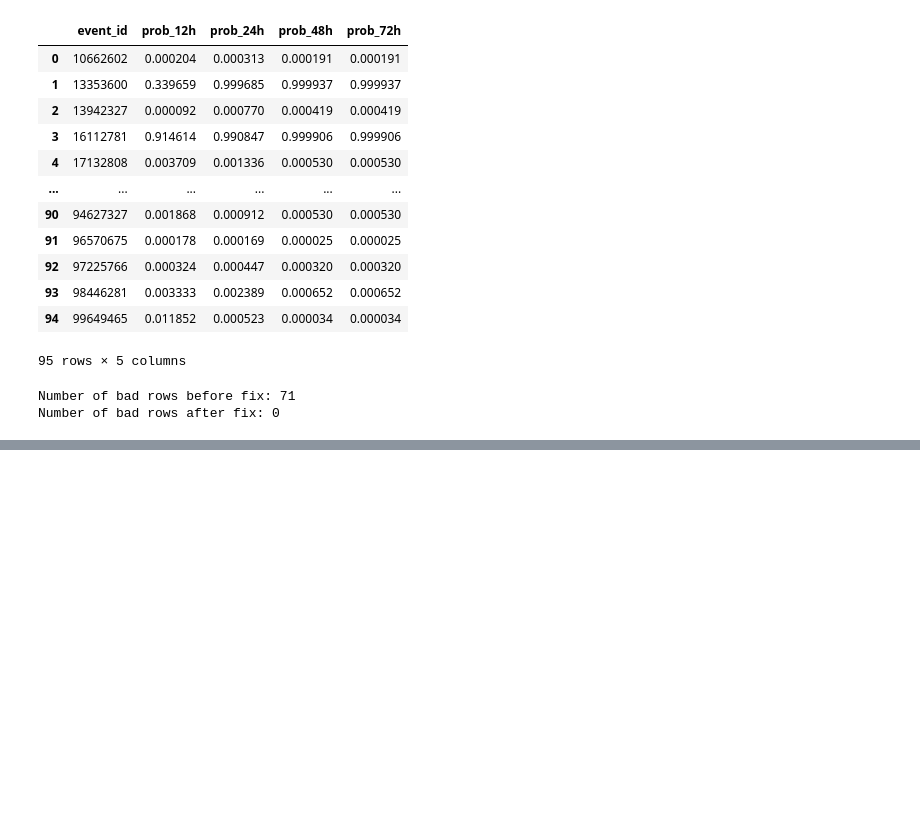
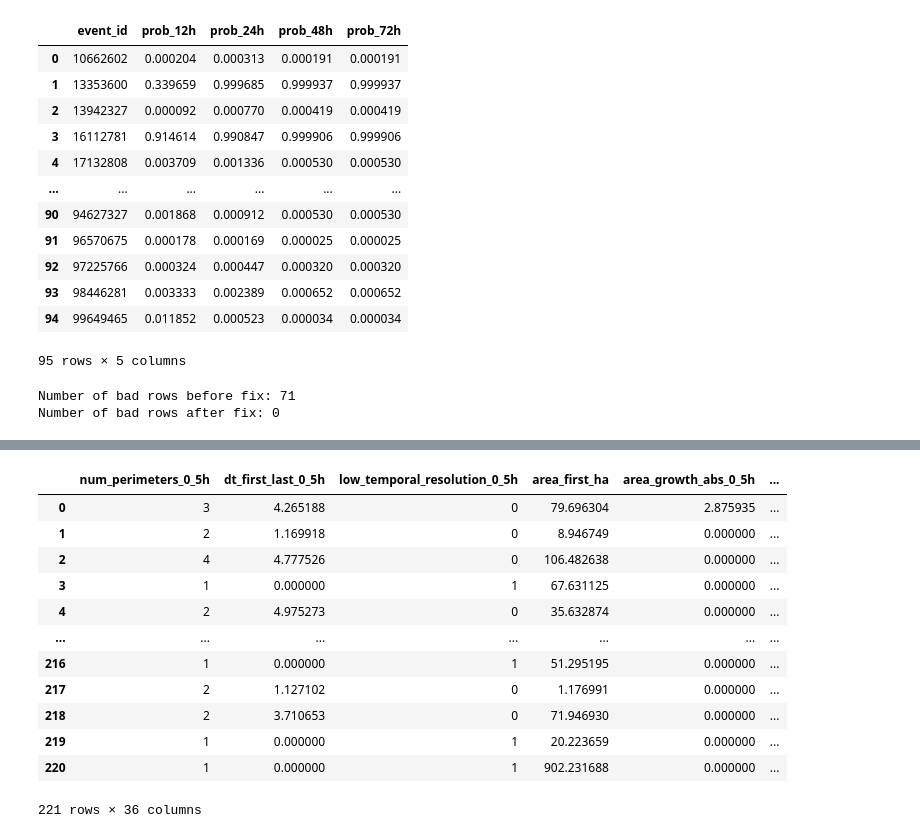
Before and after one commit to rahafabumwise/WiDS-Global-Datathon-2026, a Jupyter notebook: kaggle_fire_comp.ipynb, the cells around one changed output, grey strips where cells are left out. Drawn from its saved outputs; the diff is of its cells as text; code cells hidden in the pictures; blank space fills up the shorter version.

```diff
--- a/kaggle_fire_comp.ipynb
+++ b/kaggle_fire_comp.ipynb
@@ -106,3 +106,29 @@ category: temporal_metadata
 description: Month when fire started (1-12)
 units: nan
 range: nan
+# %%
+def feature_engineering(df):
+
+    data = df.copy()
+
+    speed = data['closing_speed_m_per_h'].clip(lower=0.01)
+    dist = data['dist_min_ci_0_5h'].clip(lower=1)
+
+    data['danger_vector'] = data['alignment_abs'] * speed
+
+    data['tracking_urgency'] = data['num_perimeters_0_5h'] * speed
+
+    data['fire_intensity'] = (data['area_growth_rate_ha_per_h'] *
+                                data['num_perimeters_0_5h'])
+
+    data['speed_dist_ratio'] = speed / dist
+
+    data['log_dist'] = np.log1p(dist)
+
+    data['hour_sin'] = np.sin(2 * np.pi * data['event_start_hour']/24.0)
+    data['hour_cos'] = np.cos(2 * np.pi * data['event_start_hour']/24.0)
+
+    # Clean infinities / NaN
+    data = data.replace([np.inf, -np.inf], np.nan).fillna(0)
+
+    return data
@@ -419,0 +473,17 @@ Number of bad rows after fix: 0
+# %%
+train_cox=train.drop(columns=["event_id"])
+train_cox
+# %% [output]
+|  | num_perimeters_0_5h | dt_first_last_0_5h | low_temporal_resolution_0_5h | area_first_ha | area_growth_abs_0_5h | ... |
+| 0 | 3 | 4.265188 | 0 | 79.696304 | 2.875935 | ... |
+| 1 | 2 | 1.169918 | 0 | 8.946749 | 0.000000 | ... |
+| 2 | 4 | 4.777526 | 0 | 106.482638 | 0.000000 | ... |
+| 3 | 1 | 0.000000 | 1 | 67.631125 | 0.000000 | ... |
+| 4 | 2 | 4.975273 | 0 | 35.632874 | 0.000000 | ... |
+| ... | ... | ... | ... | ... | ... | ... |
+| 216 | 1 | 0.000000 | 1 | 51.295195 | 0.000000 | ... |
+| 217 | 2 | 1.127102 | 0 | 1.176991 | 0.000000 | ... |
+| 218 | 2 | 3.710653 | 0 | 71.946930 | 0.000000 | ... |
+| 219 | 1 | 0.000000 | 1 | 20.223659 | 0.000000 | ... |
+| 220 | 1 | 0.000000 | 1 | 902.231688 | 0.000000 | ... |
+221 rows × 36 columns
```
Also changed, not shown: parts of 13 cells of this notebook.
